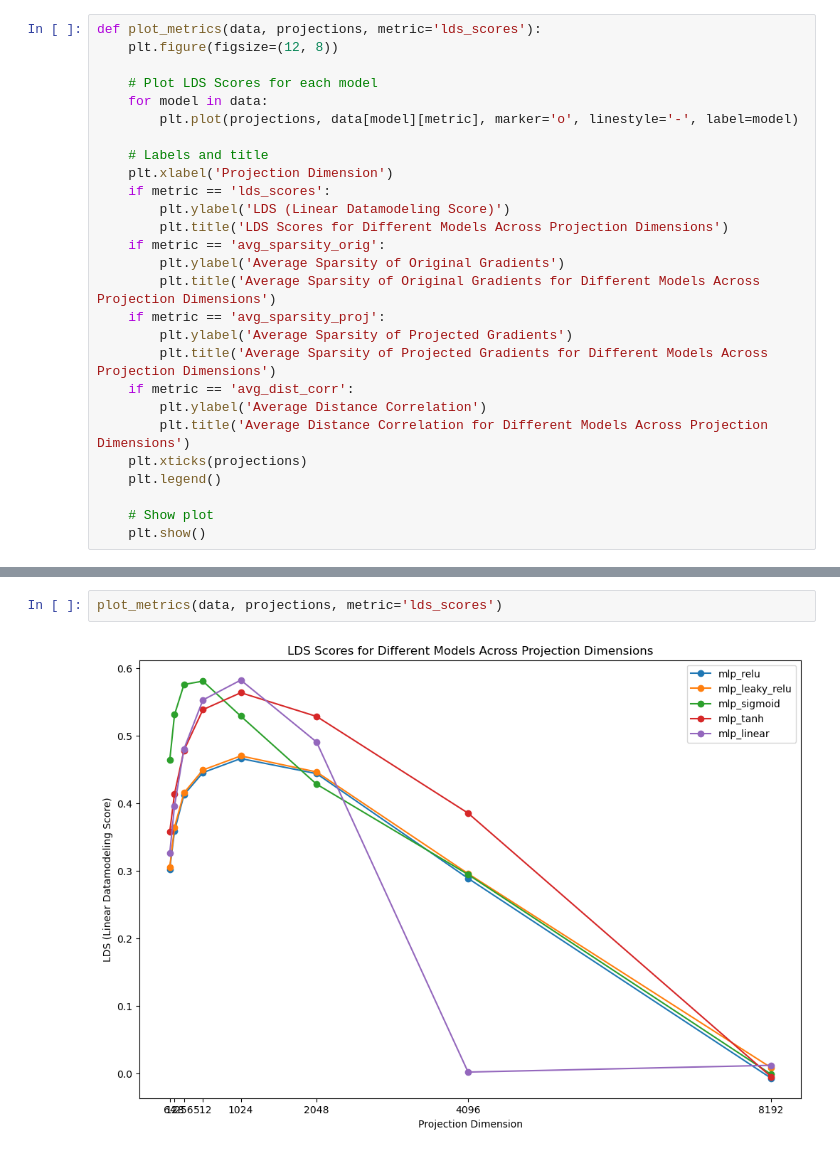
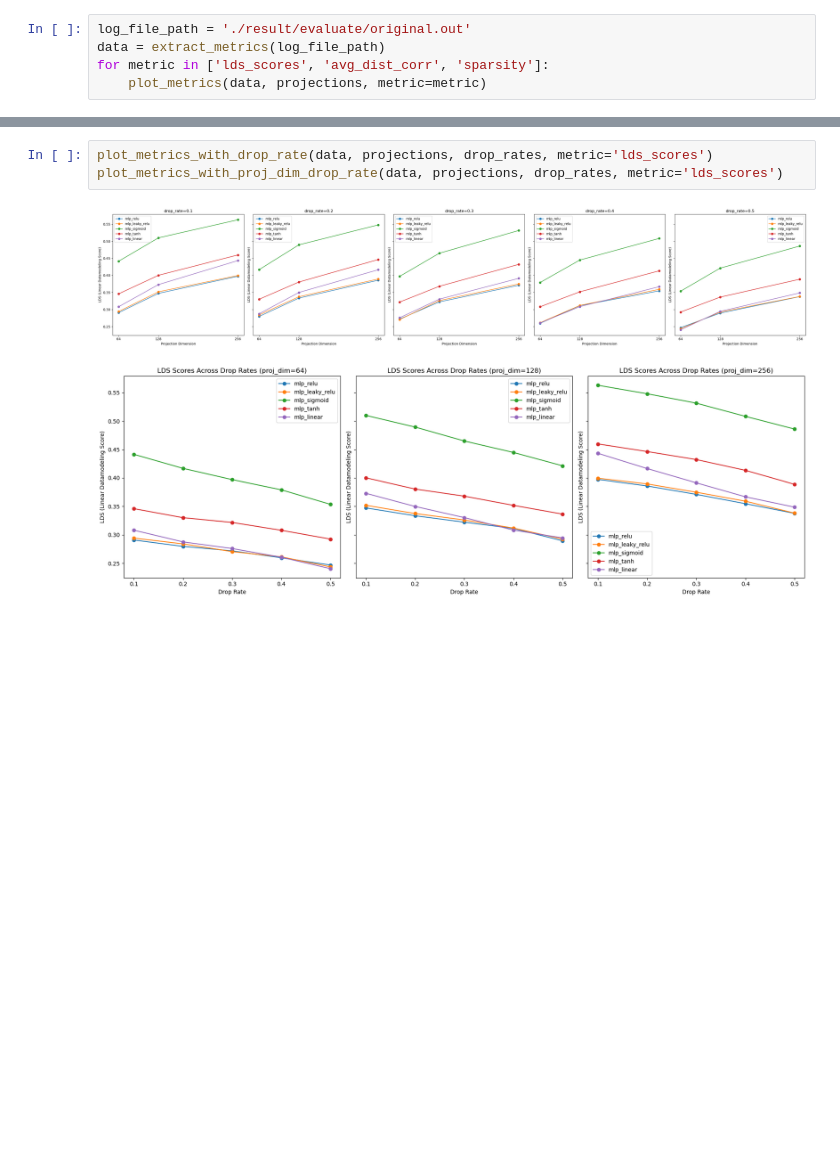
Before and after one commit to TRAIS-Lab/GraSS, a Jupyter notebook: visualization.ipynb, the cells around one changed output, grey strips where cells are left out. Saved outputs shown, nothing was run; the diff lists cells and outputs as text; blank space fills up the shorter version.

Commit message:
Update visualization result

```diff
--- a/visualization.ipynb
+++ b/visualization.ipynb
@@ -94,27 +120,5 @@ Average Distance Correlation: [0.9631, 0.9808, 0.9903, 0.9947, 0.997, 0.9982, 0.
-# %%
-def plot_metrics(data, projections, metric='lds_scores'):
-    plt.figure(figsize=(12, 8))
-
-    # Plot LDS Scores for each model
-    for model in data:
-        plt.plot(projections, data[model][metric], marker='o', linestyle='-', label=model)
-
-    # Labels and title
-    plt.xlabel('Projection Dimension')
-    if metric == 'lds_scores':
-        plt.ylabel('LDS (Linear Datamodeling Score)')
-        plt.title('LDS Scores for Different Models Across Projection Dimensions')
-    if metric == 'avg_sparsity_orig':
-        plt.ylabel('Average Sparsity of Original Gradients')
-        plt.title('Average Sparsity of Original Gradients for Different Models Across Projection Dimensions')
-    if metric == 'avg_sparsity_proj':
-        plt.ylabel('Average Sparsity of Projected Gradients')
-        plt.title('Average Sparsity of Projected Gradients for Different Models Across Projection Dimensions')
-    if metric == 'avg_dist_corr':
-        plt.ylabel('Average Distance Correlation')
-        plt.title('Average Distance Correlation for Different Models Across Projection Dimensions')
-    plt.xticks(projections)
-    plt.legend()
-
-    # Show plot
-    plt.show()
+# %%
+log_file_path = './result/evaluate/original.out'
+data = extract_metrics(log_file_path)
+for metric in ['lds_scores', 'avg_dist_corr', 'sparsity']:
+    plot_metrics(data, projections, metric=metric)
@@ -121,4 +294,6 @@ def plot_metrics(data, projections, metric='lds_scores'):
 # %%
-plot_metrics(data, projections, metric='lds_scores')
+plot_metrics_with_drop_rate(data, projections, drop_rates, metric='lds_scores')
+plot_metrics_with_proj_dim_drop_rate(data, projections, drop_rates, metric='lds_scores')
 # %% [output]
-[figure, old version]
+[figure, new version]
+[figure, added]
```
Also changed, not shown: parts of 22 cells of this notebook.
